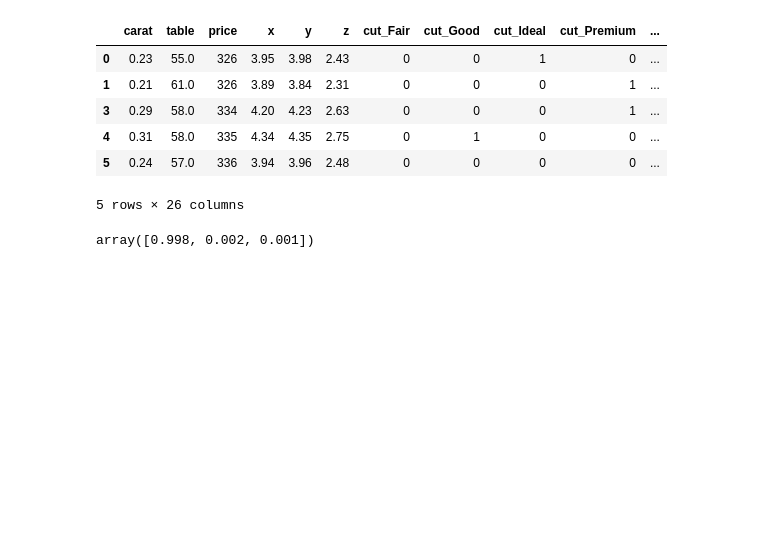
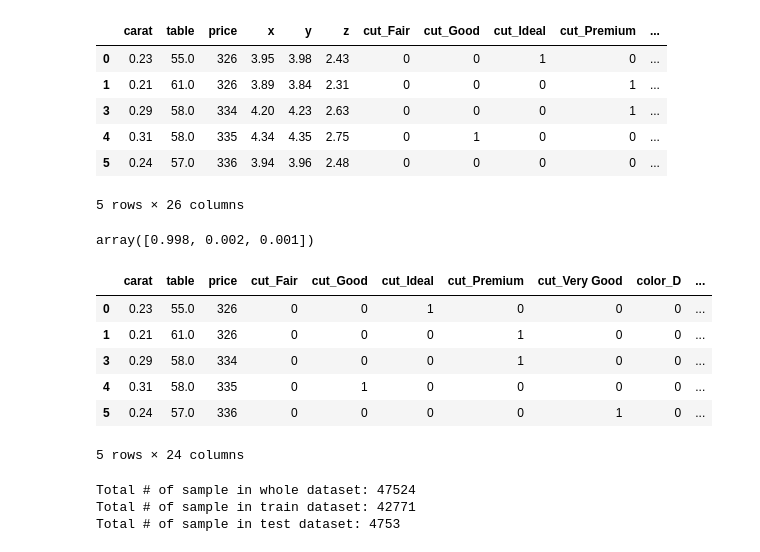
Before and after one commit to SyarifulMsth/coba121, a Jupyter notebook: Predicting_Diamond_Prices.ipynb, the cells around one changed output. Cells and saved outputs as stored; diff of their text form; code cells hidden in the pictures; blank space fills up the shorter version.

```diff
--- a/Predicting_Diamond_Prices.ipynb
+++ b/Predicting_Diamond_Prices.ipynb
@@ -359,3 +360,19 @@ princ_comp = pca.transform(diamonds[['x','y','z']])
 pca.explained_variance_ratio_.round(3)
 # %% [output]
 array([0.998, 0.002, 0.001])
+# %%
+from sklearn.decomposition import PCA
+pca = PCA(n_components=1, random_state=123)
+pca.fit(diamonds[['x','y','z']])
+diamonds['dimension'] = pca.transform(diamonds.loc[:, ('x','y','z')]).flatten()
+diamonds.drop(['x','y','z'], axis=1, inplace=True)
+# %%
+diamonds.head()
+# %% [output]
+|  | carat | table | price | cut_Fair | cut_Good | cut_Ideal | cut_Premium | cut_Very Good | color_D | ... |
+| 0 | 0.23 | 55.0 | 326 | 0 | 0 | 1 | 0 | 0 | 0 | ... |
+| 1 | 0.21 | 61.0 | 326 | 0 | 0 | 0 | 1 | 0 | 0 | ... |
+| 3 | 0.29 | 58.0 | 334 | 0 | 0 | 0 | 1 | 0 | 0 | ... |
+| 4 | 0.31 | 58.0 | 335 | 0 | 1 | 0 | 0 | 0 | 0 | ... |
+| 5 | 0.24 | 57.0 | 336 | 0 | 0 | 0 | 0 | 1 | 0 | ... |
+5 rows × 24 columns
@@ -361,0 +386,8 @@ array([0.998, 0.002, 0.001])
+# %%
+print(f'Total # of sample in whole dataset: {len(X)}')
+print(f'Total # of sample in train dataset: {len(X_train)}')
+print(f'Total # of sample in test dataset: {len(X_test)}')
+# %% [output]
+Total # of sample in whole dataset: 47524
+Total # of sample in train dataset: 42771
+Total # of sample in test dataset: 4753
```
Also changed, not shown: parts of 21 cells of this notebook.
